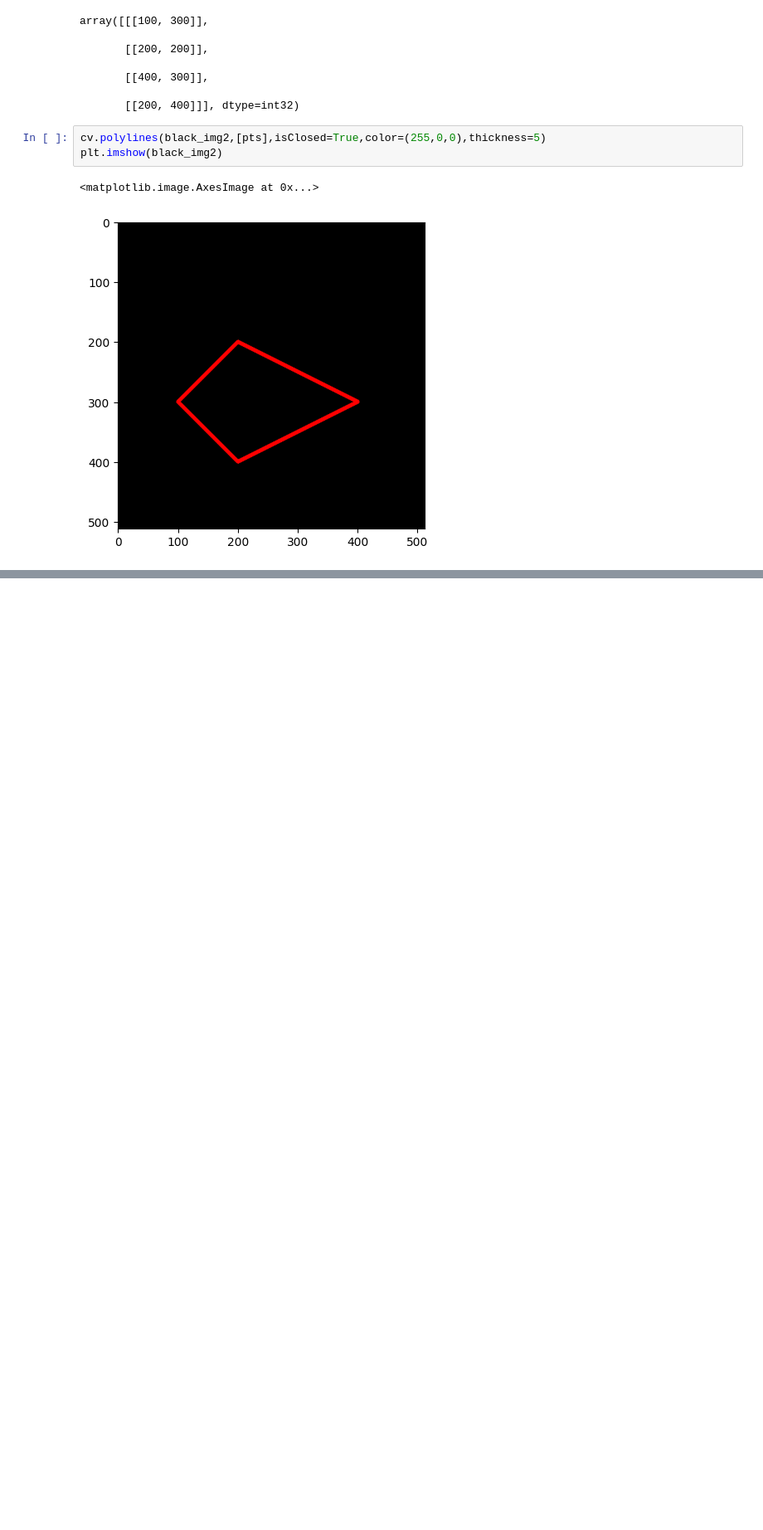
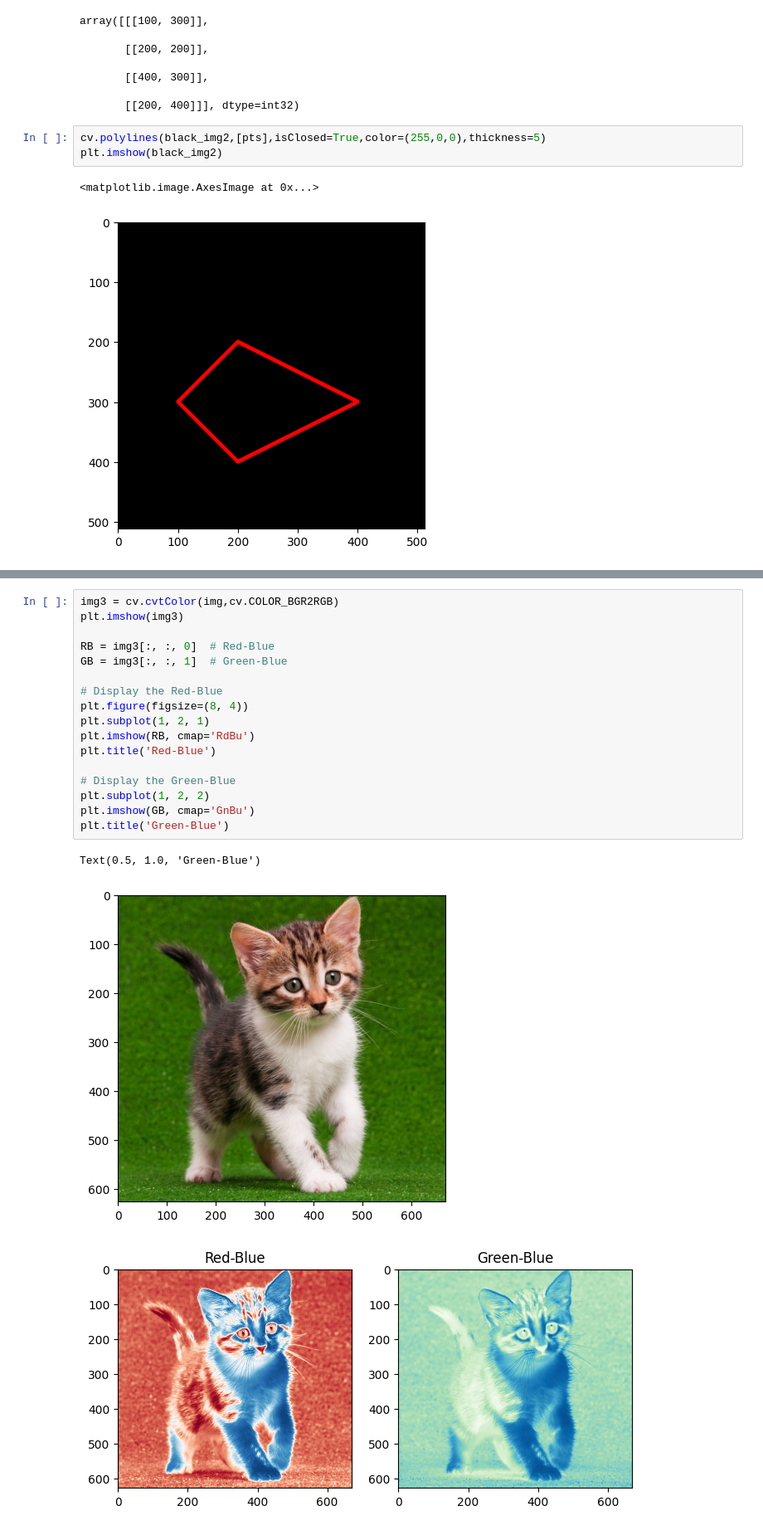
Before and after one commit to BrianMohamadSafiudin/PCVK_Ganjil_2023, a Jupyter notebook: Week2.ipynb, the cells around one changed output, grey strips where cells are left out. Shown at 83% size. Drawn from its saved outputs; the diff is of its cells as text; blank space fills up the shorter version.

```diff
--- a/Week2.ipynb
+++ b/Week2.ipynb
@@ -127,0 +174,21 @@ plt.imshow(black_img2)
+# %%
+img3 = cv.cvtColor(img,cv.COLOR_BGR2RGB)
+plt.imshow(img3)
+
+RB = img3[:, :, 0]  # Red-Blue
+GB = img3[:, :, 1]  # Green-Blue
+
+# Display the Red-Blue
+plt.figure(figsize=(8, 4))
+plt.subplot(1, 2, 1)
+plt.imshow(RB, cmap='RdBu')
+plt.title('Red-Blue')
+
+# Display the Green-Blue
+plt.subplot(1, 2, 2)
+plt.imshow(GB, cmap='GnBu')
+plt.title('Green-Blue')
+# %% [output]
+Text(0.5, 1.0, 'Green-Blue')
+[figure, added]
+[figure, added]
```
Also changed, not shown: parts of 10 cells of this notebook.
